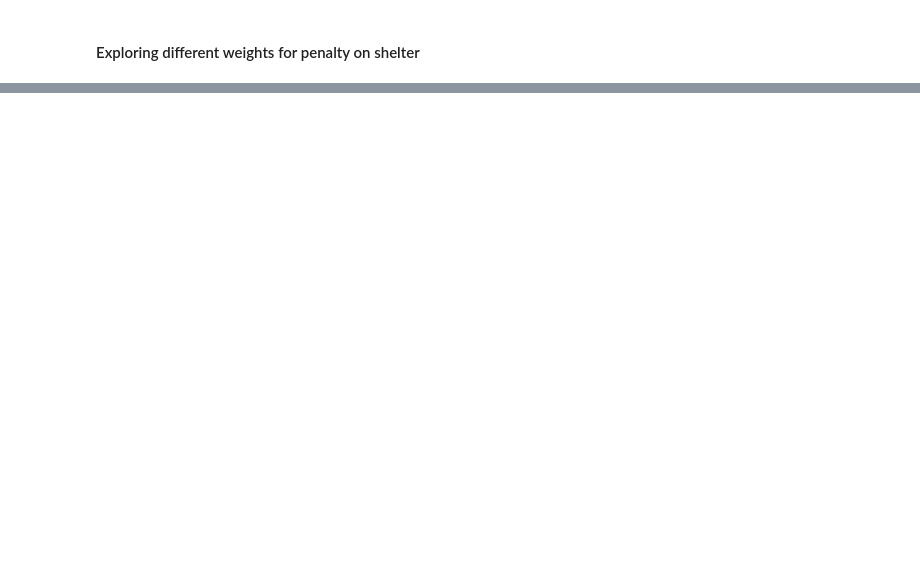
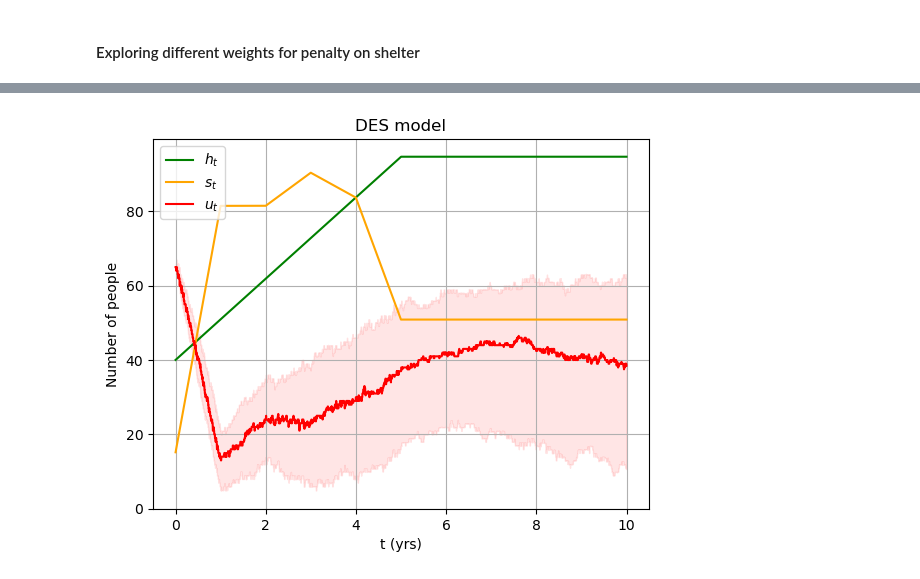
Before and after one commit to grahamburgess3/tvcp, a Jupyter notebook: NumericalResults.ipynb, the cells around one changed output, grey strips where cells are left out. Drawn from its saved outputs; the diff is of its cells as text; code cells hidden in the pictures; blank space fills up the shorter version.

Commit message:
explore different weights on shelter penalty

```diff
--- a/NumericalResults.ipynb
+++ b/NumericalResults.ipynb
@@ -201,31 +238,27 @@ plt.show()
 # %%
-# DES
-        'service_mean' : {'housing': 4.0, 'shelter': 0.0}, # in years
-        'arrival_rates' : [10.0]*5 + [6.0]*5,
-        'budget' : 200000000.0, # in dollars
-        'costs_accomm' : {'housing' : 30000.0, 'shelter' : 10000.0}, # cost in dollars per unit
-        'baseline_build' : 500} # how many housing units and shelter units we must build at least each year
-
-# Set modeliing options
-modeling_options = {'T_a' : 5, # in days: modelling and building
-                    'T_b' : 5, # in days: extra modelling following all building
-                    'model' : do.FluidModel}
-
-simulation_data = {"T_a":5,
- "T_b":5,
+simulation_data = {"T_a":10-0.0027397260273972603,
+ "T_b":0,
  "initial_capacity": {"housing": 40, "shelter": 15},
  "initial_demand": 120,
- "service_mean": {"housing": 4.0, "shelter": 0.25},
- "service_dist_triangle": {"low":0,"mid":6,"high":8},
- "arrival_rates" : [36.5]*5 + [(6/10)*36.5]*5
- "solution": {'housing':problem2.h_opt,'shelter':problem2.s_opt},
+ "service_mean": {"housing": 4.0, "shelter": 0.0},
+ "service_dist_triangle": {"low":0,"mid":5,"high":7},
+ "arrival_rates" : [36.5]*5 + [(6/10)*36.5]*5,
+ "solution": {'housing':[h/100 for h in problem2.h_opt[1:6]]+[problem2.h_opt[5]/100]*5,'shelter':[s/100 for s in problem2.s_opt[1:6]]+[problem2.s_opt[5]/100]*5},
  "max_in_system":500,
  "delta_t":1,
  "simulation_reps":100,
  "time_btwn_building":0.0027397260273972603,
  "simulation_build_time":0,
- "reentry_rate":0.17,
+ "reentry_rate":0.0,
  "seed":12345}
 
-s = sm.SimulationModel(simulation_data, simulation_data["solution"])
+with open('data_simulation.json') as json_file:
+    data = json.load(json_file)
+
+solution = data['solution']
+
+s = sm.SimulationModel(simulation_data, simulation_data['solution'])
 s.analyse()
+s.plot()
+# %% [output]
+[figure, added]
```
Also changed, not shown: parts of 9 cells of this notebook, 3 other files.
